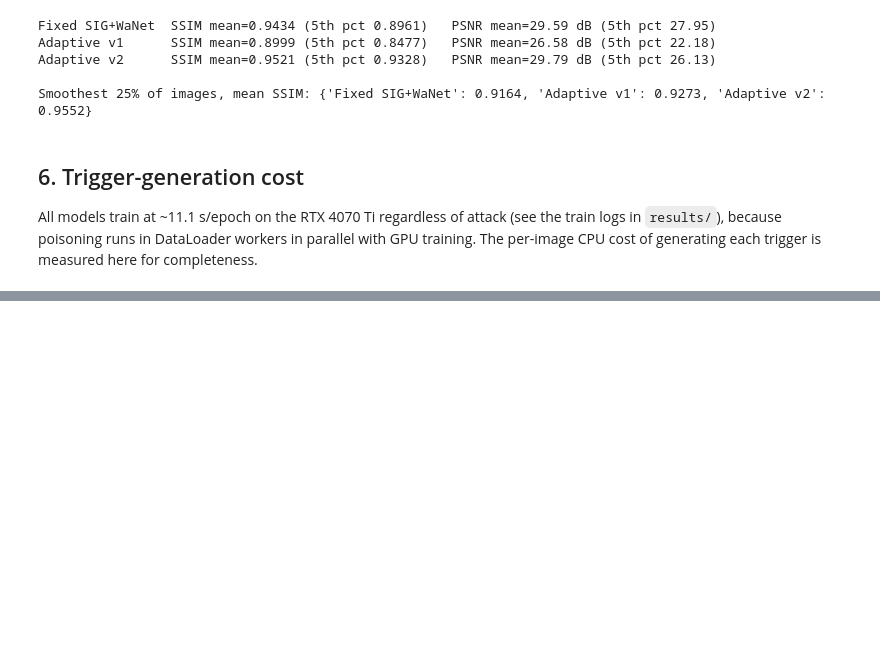
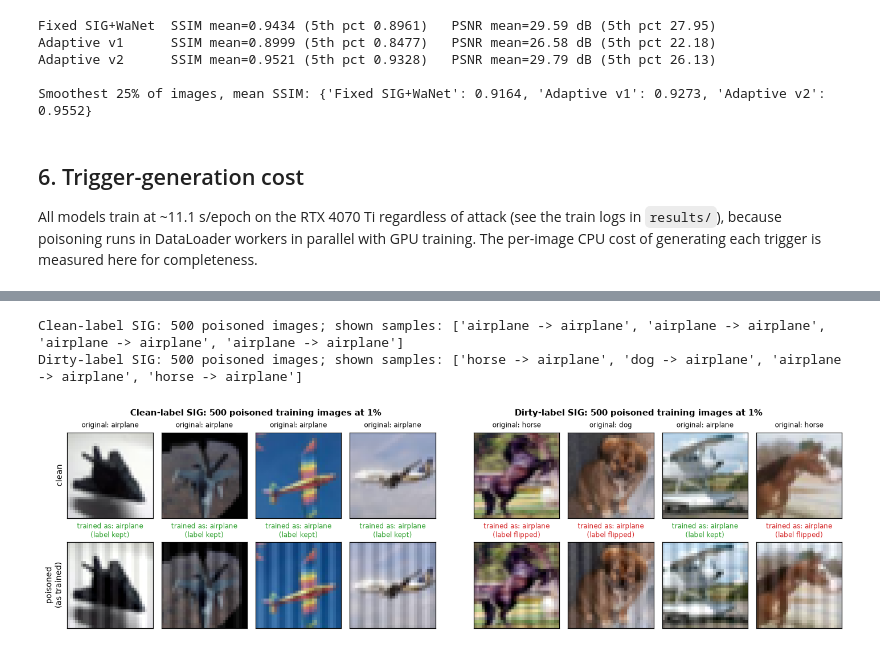
Before and after one commit to KiongLu/FYP_Neural_Network_Backdoor_Attacks, a Jupyter notebook: notebooks/data_exploration.ipynb, the cells around one changed output, grey strips where cells are left out. Saved outputs shown, nothing was run; the diff lists cells and outputs as text; code cells hidden in the pictures; blank space fills up the shorter version.

```diff
--- a/notebooks/data_exploration.ipynb
+++ b/notebooks/data_exploration.ipynb
@@ -291,0 +303,43 @@ cost.round(1)
+# %%
+from datasets.poison_dataset import PoisonedDataset
+train_base = torchvision.datasets.CIFAR10(root=cfg.data_root, train=True, download=True)
+
+def sig_training_samples(clean_label, n=4, rate=0.01):
+    saved = (cfg.attack_name, cfg.sig_clean_label, cfg.poison_rate)
+    cfg.attack_name, cfg.sig_clean_label, cfg.poison_rate = "sig", clean_label, rate
+    try:
+        set_seed(cfg.seed)
+        ds = PoisonedDataset(train_base, cfg, train=True)
+    finally:
+        cfg.attack_name, cfg.sig_clean_label, cfg.poison_rate = saved
+    samples = []
+    for i in sorted(ds.poison_indices)[:n]:
+        clean_img, original_label = train_base[i]
+        poisoned, train_label, _ = ds[i]
+        samples.append((to_tensor(clean_img), poisoned, original_label, train_label))
+    return samples, len(ds.poison_indices)
+
+fig, axes = plt.subplots(2, 9, figsize=(13, 3.6), gridspec_kw={"width_ratios": [1, 1, 1, 1, 0.25, 1, 1, 1, 1]})
+for row in range(2):
+    axes[row, 4].axis("off")
+for group, clean_label in enumerate([True, False]):
+    samples, n_poison = sig_training_samples(clean_label)
+    for k, (clean, poisoned, orig, train_label) in enumerate(samples):
+        col = k + 5 * group
+        show(axes[0, col], clean, f"original: {CLASSES[orig]}")
+        show(axes[1, col], poisoned)
+        flipped = orig != train_label
+        axes[1, col].set_title(f"trained as: {CLASSES[train_label]}" + ("\n(label flipped)" if flipped else "\n(label kept)"),
+                               fontsize=8, color="tab:red" if flipped else "tab:green")
+    name = "Clean-label SIG" if clean_label else "Dirty-label SIG"
+    fig.text(0.27 + 0.47 * group, 1.0, f"{name}: {n_poison} poisoned training images at 1%",
+             ha="center", fontsize=10, weight="bold")
+    print(f"{name}: {n_poison} poisoned images; shown samples:",
+          [f"{CLASSES[o]} -> {CLASSES[t]}" for _, _, o, t in samples])
+axes[0, 0].set_ylabel("clean", fontsize=9); axes[1, 0].set_ylabel("poisoned\n(as trained)", fontsize=9)
+plt.tight_layout()
+plt.savefig(f"{FIG_DIR}/sig_label_modes.png", bbox_inches="tight"); plt.show()
+# %% [output]
+Clean-label SIG: 500 poisoned images; shown samples: ['airplane -> airplane', 'airplane -> airplane', 'airplane -> airplane', 'airplane -> airplane']
+Dirty-label SIG: 500 poisoned images; shown samples: ['horse -> airplane', 'dog -> airplane', 'airplane -> airplane', 'horse -> airplane']
+[figure, added]
```
Also changed, not shown: parts of 3 cells of this notebook, 3 other files.
